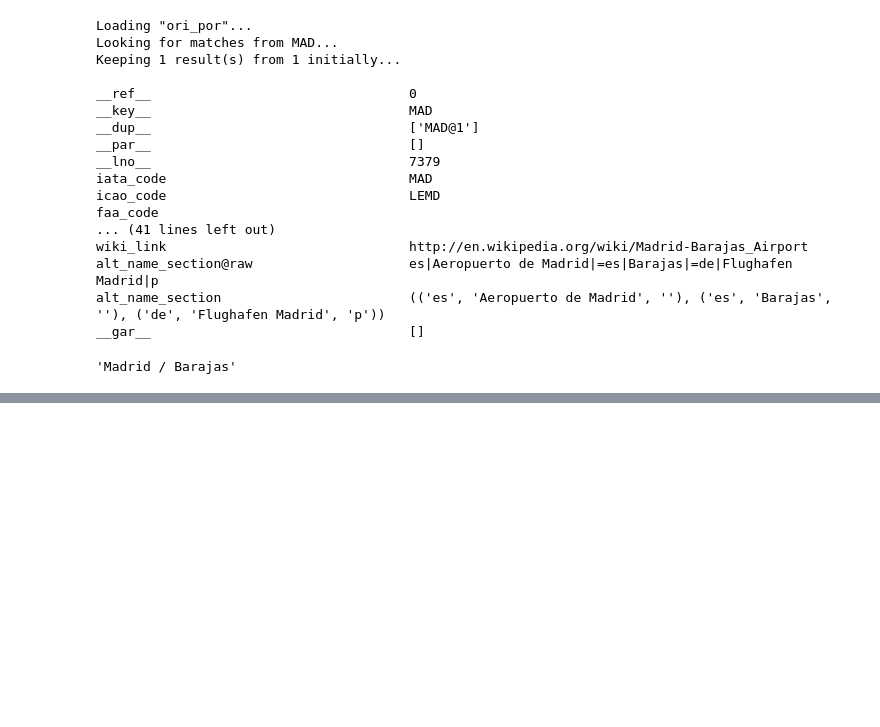
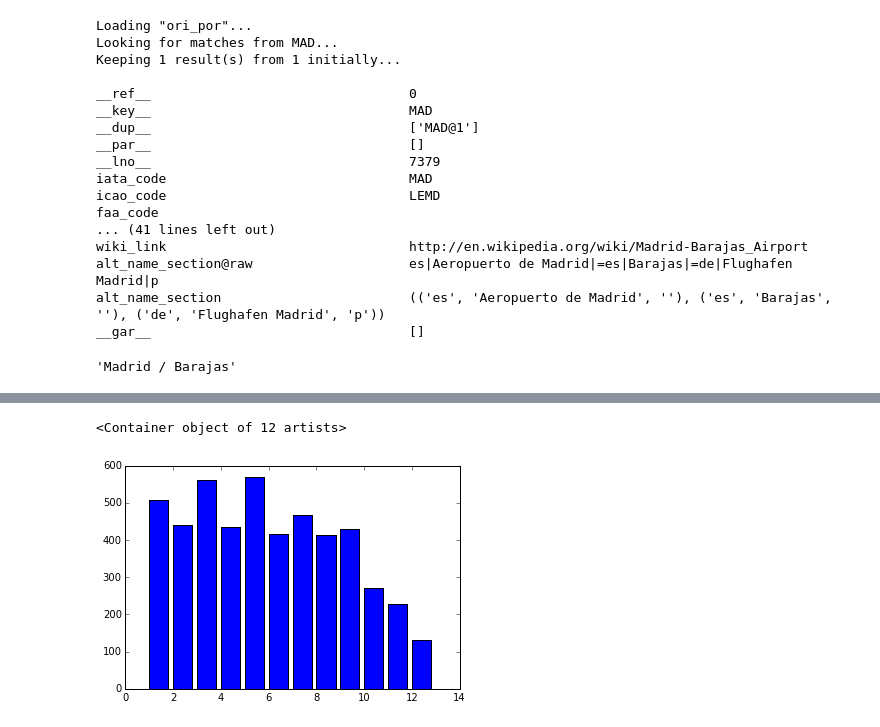
Before and after one commit to Albertotuero/Master-in-Data-Science, a Jupyter notebook: challenger/Data_Challenge.ipynb, the cells around one changed output, grey strips where cells are left out. Cells and saved outputs as stored; diff of their text form; code cells hidden in the pictures; blank space fills up the shorter version.

```diff
--- a/challenger/Data_Challenge.ipynb
+++ b/challenger/Data_Challenge.ipynb
@@ -171,0 +243,2 @@ top['countries'] = countries
+# %%
+df2 = pd.pivot_table(df_group,index=['Month'],columns=['Destination'],aggfunc=np.sum)
@@ -171,0 +256,6 @@ top['countries'] = countries
+# %%
+# Búsquedas en Málaga
+plt.bar(range(1,13),df2.Date.AGP)
+# %% [output]
+<Container object of 12 artists>
+[figure, added]
```
Also changed, not shown: parts of 39 cells of this notebook.
